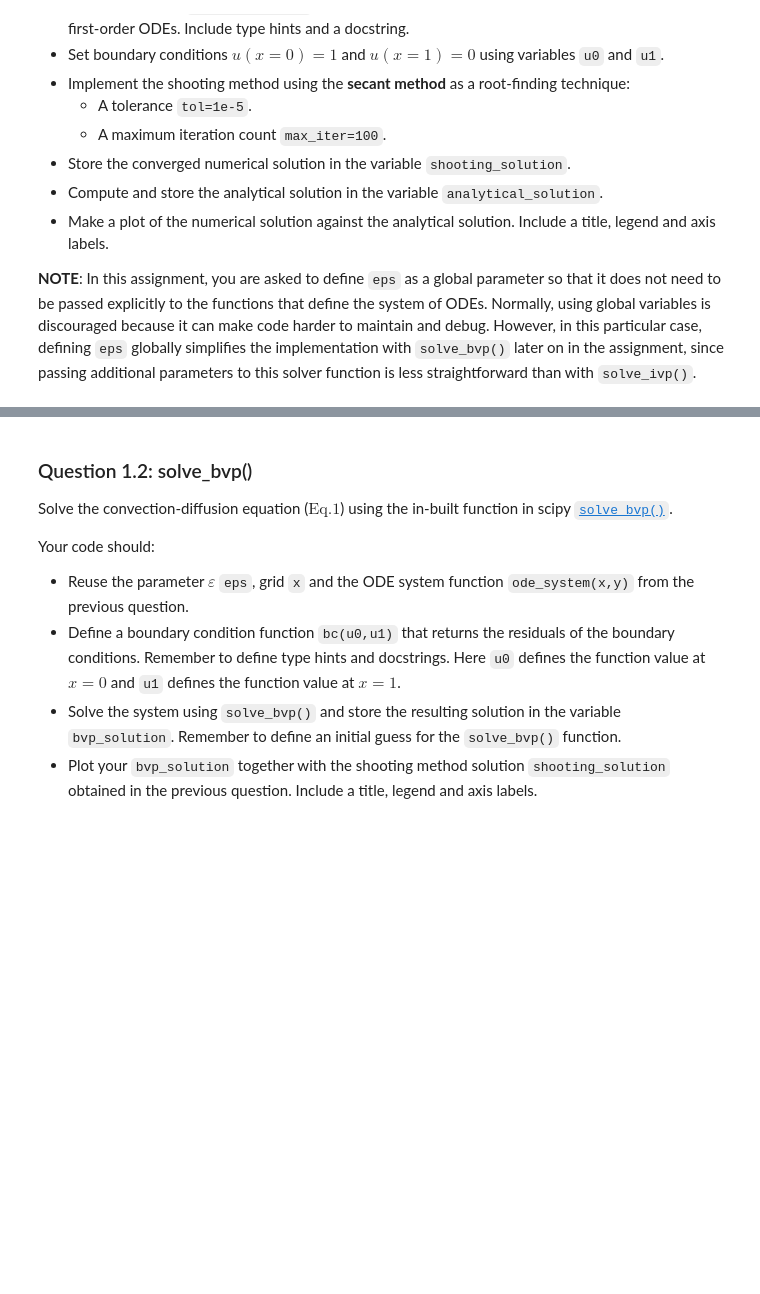
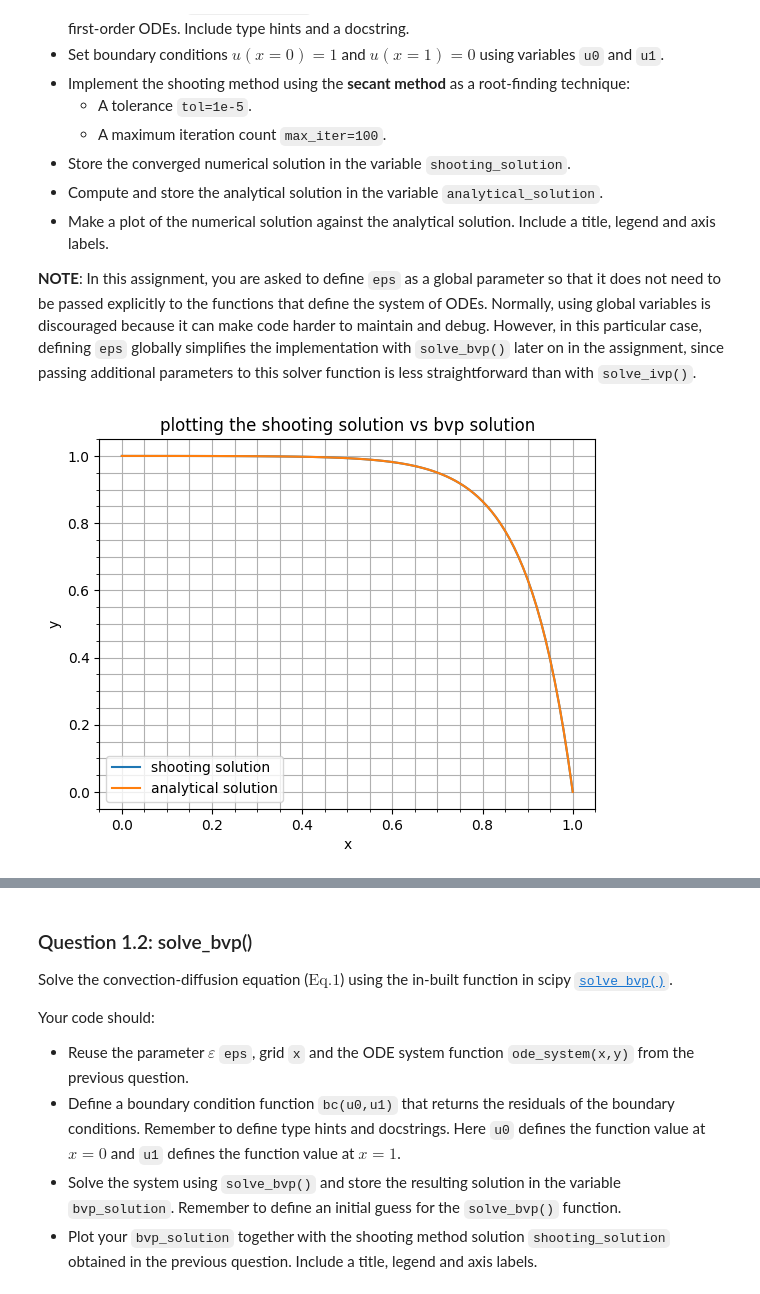
Before and after one commit to Xikiee/computational_practicum, a Jupyter notebook: redoing_assignments/Assignment_Q1_L7.ipynb, the cells around one changed output, grey strips where cells are left out. Cells and saved outputs as stored; diff of their text form; code cells hidden in the pictures; blank space fills up the shorter version.

```diff
--- a/redoing_assignments/Assignment_Q1_L7.ipynb
+++ b/redoing_assignments/Assignment_Q1_L7.ipynb
@@ -135,29 +141,105 @@ Your code should:
 **NOTE**: In this assignment, you are asked to define `eps` as a global parameter so that it does not need to be passed explicitly to the functions that define the system of ODEs. Normally, using global variables is discouraged because it can make code harder to maintain and debug. However, in this particular case, defining `eps` globally simplifies the implementation with `solve_bvp()` later on in the assignment, since passing additional parameters to this solver function is less straightforward than with `solve_ivp()`.
 # %%
 # Parameters
-eps = ...
-x = ...
+eps = 0.1
+x = np.linspace(0,1,101)
 
 # ODE system
-...
+def ode_system(x:float, y:np.ndarray)->np.ndarray:
+    """Ode system of equations
+    Input:
+    x           : np.ndarray
+    y           : np.ndarray
+
+    Return:
+    dx          : np.ndarray
+    """
+
+    u0, u1 = y
+    dx = np.zeros_like(y)
+    dx[0] = u1
+    dx[1] = (1/eps) * u1
+    return dx
+
+
+# def ode_system(x:float, y:np.ndarray)->np.ndarray:
+#    """
+#    Defines the first-order ODE system for:
+#       -esp * u'' + u' = 0
+#    Reformulate as:
+#       y0 = u
+#       y1 = du/dx
+#       dy0/dx = y1
+#       dy1/dx = y1 / eps
+
+#    """
+#    u, dudx = y
+#    return np.array([dudx, dudx/eps])
 
 # Boundary conditions for u at x=0 and x=1
-u0 = ...
-u1  = ...
+u0 = 1
+u1 = 0
 
 # Shooting method implementation
-tol = ...
-max_iter = ...
+guess = [u0,u1]
+x_span = [x[0],x[-1]]
 
-...
+
+sol1 = scipy.integrate.solve_ivp(ode_system,x_span,[u0,guess[-2]],t_eval= x)
+sol2 = scipy.integrate.solve_ivp(ode_system, x_span,[u0,guess[-1]],t_eval=x)
+
+y = [sol1.y[0],sol2.y[0]]
+# conditions for solution
+max_iter = 100
+tol = 1e-5
+for i in range(1,max_iter):
+    residual = y[i][-1] - u1
+    if abs(residual) < tol:
+        break
+
+    # solve for change in guess:
+    dy = y[i][-1]-y[i-1][-1]
+    d_gamma = guess[-1] - guess[-2]
+
+    # delta_guess = -(y[i][-1])/(dy/d_gamma)
+    delta_guess = -residual/(dy/d_gamma)
+
+    guess.append(guess[i] + delta_guess)
+
+    # add the new solution for y
+    y_new = scipy.integrate.solve_ivp(ode_system,x_span,[u0,guess[i+1]], t_eval = x)
+    y.append(y_new.y[0])
 
 # Extract shooting solution
-shooting_solution = ...
+shooting_solution = y[-1]
 
 # Analytical solution
-analytical_solution = ...
+def analytical_sol(x:np.ndarray,e:float)->np.ndarray:
+   """
+   This function defines the analytical solution to the differential equation in Eq.1.
+   The function takes the following terms:
+
+
+   And the function returns the u(x) in an np.ndarray format.
+   """
+   numerator= np.exp(x/e) - np.exp(1/e)
+   denominator = 1- np.exp(1/e)
+   return numerator/denominator
+
+
+analytical_solution = analytical_sol(x,eps)
 
 # Plot results
-...
+plt.plot(x, shooting_solution, label = "shooting solution")
+plt.plot(x,analytical_solution,label ='analytical solution')
+plt.minorticks_on()
+plt.grid(which='both')
+plt.legend()
+plt.xlabel('x')
+plt.ylabel('y')
+plt.title('plotting the shooting solution vs bvp solution')
+plt.show()
+# %% [output]
+[figure, added]
 # %%
 grader.check("q1_1")
```
Also changed, not shown: parts of 10 cells of this notebook, 2 other files.
